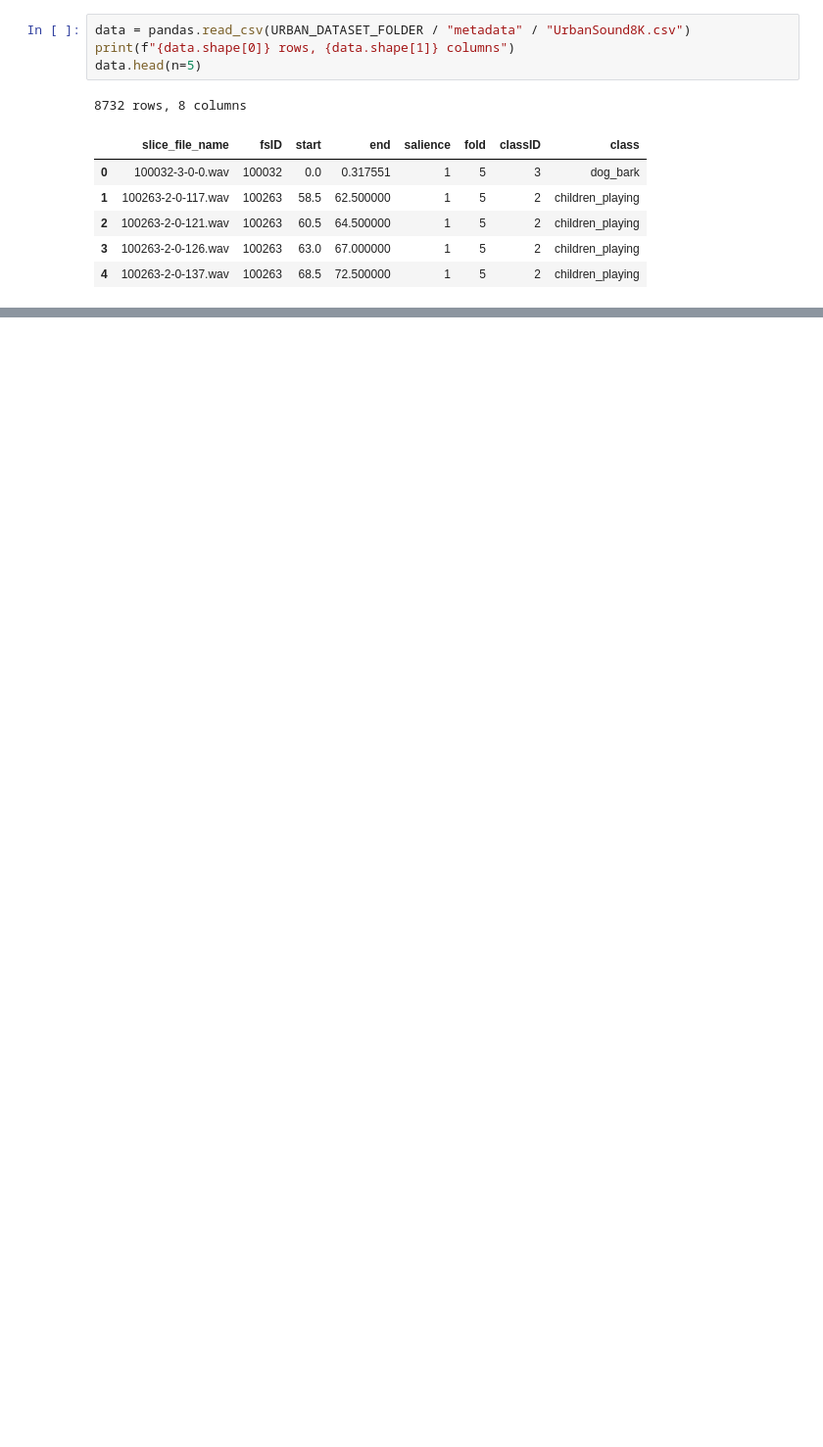
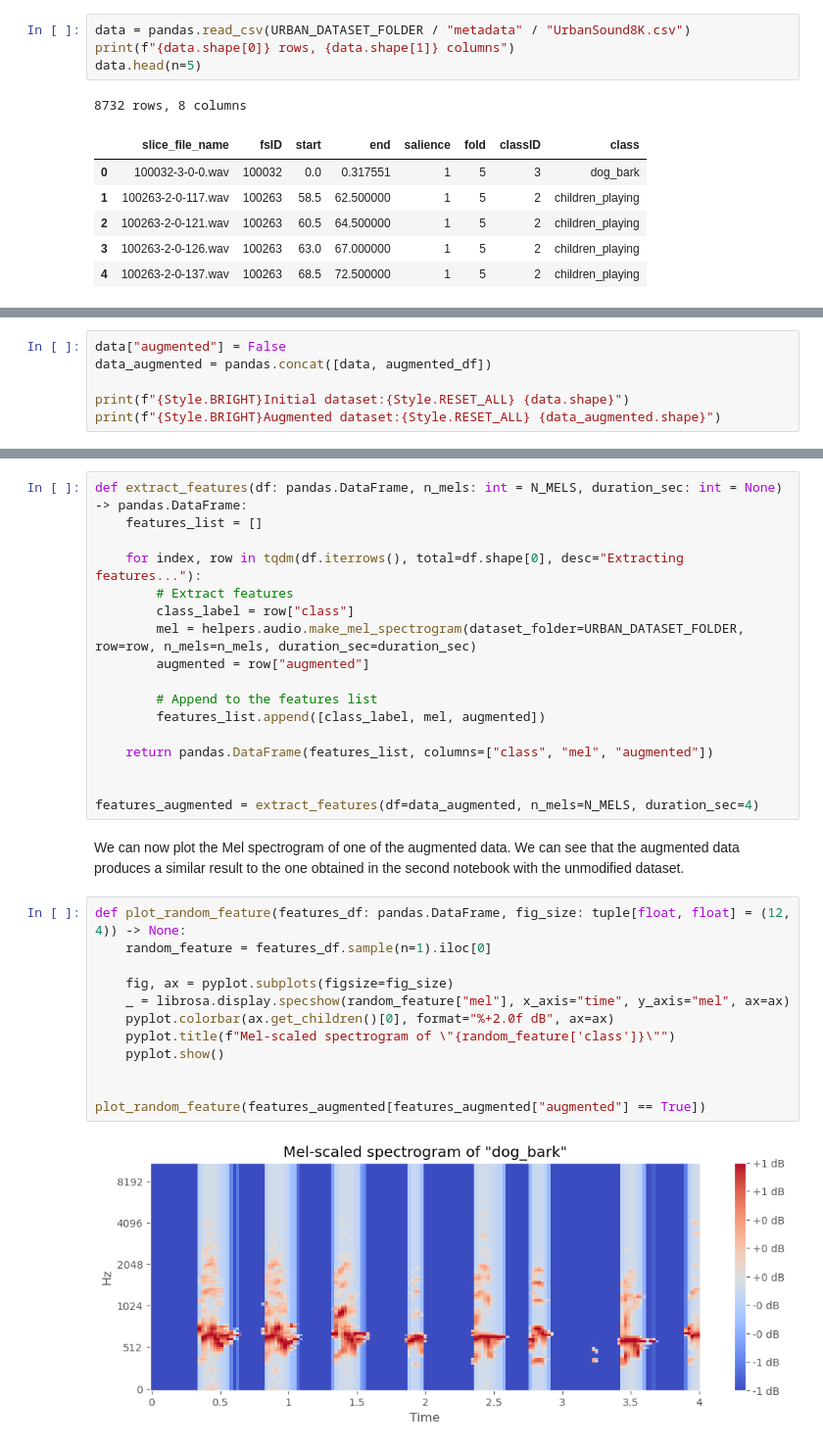
Before and after one commit to EmpireDemocratiqueDuPoulpe/Cours-IA, a Jupyter notebook: 5DEEP/Project/notebooks/en/6-Data_augmentation.ipynb, the cells around one changed output, grey strips where cells are left out. Shown at 98% size. Saved outputs shown, nothing was run; the diff lists cells and outputs as text; blank space fills up the shorter version.

Commit message:
Augmentation techniques: feature extraction and data preparation

```diff
--- a/5DEEP/Project/notebooks/en/6-Data_augmentation.ipynb
+++ b/5DEEP/Project/notebooks/en/6-Data_augmentation.ipynb
@@ -95,0 +159,6 @@ augmented_df.head()
+# %%
+data["augmented"] = False
+data_augmented = pandas.concat([data, augmented_df])
+
+print(f"{Style.BRIGHT}Initial dataset:{Style.RESET_ALL} {data.shape}")
+print(f"{Style.BRIGHT}Augmented dataset:{Style.RESET_ALL} {data_augmented.shape}")
@@ -111,0 +175,33 @@ IPython.display.Audio(data=samples_2, rate=sampling_rate)
+# %%
+def extract_features(df: pandas.DataFrame, n_mels: int = N_MELS, duration_sec: int = None) -> pandas.DataFrame:
+    features_list = []
+
+    for index, row in tqdm(df.iterrows(), total=df.shape[0], desc="Extracting features..."):
+        # Extract features
+        class_label = row["class"]
+        mel = helpers.audio.make_mel_spectrogram(dataset_folder=URBAN_DATASET_FOLDER, row=row, n_mels=n_mels, duration_sec=duration_sec)
+        augmented = row["augmented"]
+
+        # Append to the features list
+        features_list.append([class_label, mel, augmented])
+
+    return pandas.DataFrame(features_list, columns=["class", "mel", "augmented"])
+
+
+features_augmented = extract_features(df=data_augmented, n_mels=N_MELS, duration_sec=4)
+# %% [markdown]
+We can now plot the Mel spectrogram of one of the augmented data. We can see that the augmented data produces a similar result to the one obtained in the second notebook with the unmodified dataset.
+# %%
+def plot_random_feature(features_df: pandas.DataFrame, fig_size: tuple[float, float] = (12, 4)) -> None:
+    random_feature = features_df.sample(n=1).iloc[0]
+
+    fig, ax = pyplot.subplots(figsize=fig_size)
+    _ = librosa.display.specshow(random_feature["mel"], x_axis="time", y_axis="mel", ax=ax)
+    pyplot.colorbar(ax.get_children()[0], format="%+2.0f dB", ax=ax)
+    pyplot.title(f"Mel-scaled spectrogram of \"{random_feature['class']}\"")
+    pyplot.show()
+
+
+plot_random_feature(features_augmented[features_augmented["augmented"] == True])
+# %% [output]
+[figure, added]
```
Also changed, not shown: parts of 30 cells of this notebook.
